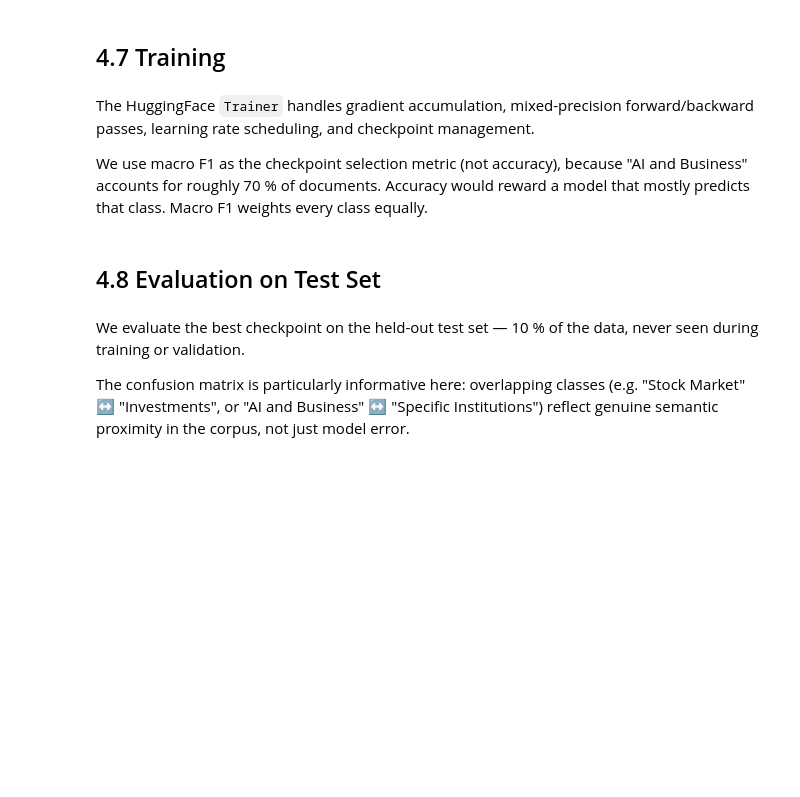
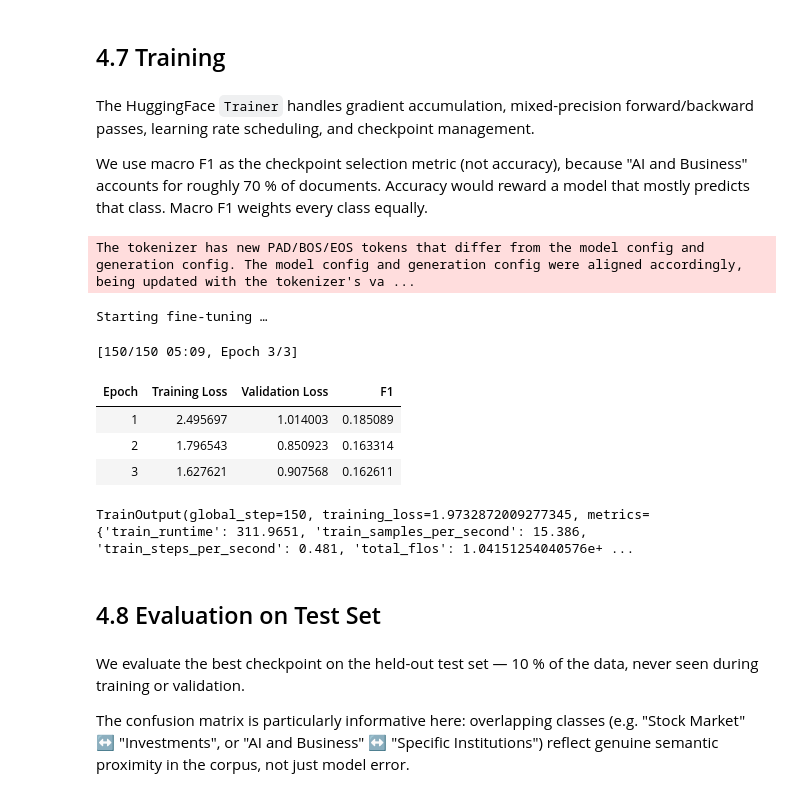
Before and after one commit to allarom/clt-26, a Jupyter notebook: clt_stage2.ipynb, the cells around one changed output. Saved outputs shown, nothing was run; the diff lists cells and outputs as text; code cells hidden in the pictures; blank space fills up the shorter version.

```diff
--- a/clt_stage2.ipynb
+++ b/clt_stage2.ipynb
@@ -1005,28 +1164,0 @@ a model that always predicts the majority class. Macro F1 weights every class eq
-# %%
-TOPIC_LABELS = [
-    'AI and Business',
-    'Financial Operations/Compliance',
-    'Stock Market',
-    'Geopolitics',
-    'Noise',                  # will be dropped in 4.4
-    'Specific Institutions',
-    'Medical Imaging',
-    'Consumer Technology',
-    'Digital Marketing',
-    'Investments',
-]
-
-LABEL2ID = {label: idx for idx, label in enumerate(TOPIC_LABELS)}
-ID2LABEL  = {idx: label for idx, label in enumerate(TOPIC_LABELS)}
-
-MODEL_NAME    = "Qwen/Qwen3-1.7B"
-MAX_LENGTH    = 256   # tokens per sample; truncates longer texts
-BATCH_SIZE    = 8     # per-device; reduce to 4 if OOM
-EPOCHS        = 3
-LEARNING_RATE = 2e-4  # standard range for LoRA: 1e-4 – 5e-4
-
-device = "cuda" if torch.cuda.is_available() else "cpu"
-print(f"Device: {device}")
-if device == "cuda":
-    print(f"GPU : {torch.cuda.get_device_name(0)}")
-    print(f"VRAM: {torch.cuda.get_device_properties(0).total_memory / 1e9:.1f} GB")
@@ -1137,12 +1288,10 @@ VRAM from ~7 GB to ~2 GB. The LoRA adapters themselves remain in fp16 for accura
 bnb_config = BitsAndBytesConfig(
     load_in_4bit=True,
     bnb_4bit_quant_type="nf4",
-    bnb_4bit_compute_dtype=torch.float16,
+    bnb_4bit_compute_dtype=torch.bfloat16,   # bfloat16 statt float16
     bnb_4bit_use_double_quant=True,
 )
 
-# AutoModelForSequenceClassification adds a linear head (hidden_size → NUM_LABELS)
-# on top of the language model backbone.
 model = AutoModelForSequenceClassification.from_pretrained(
     MODEL_NAME,
     num_labels=NUM_LABELS_FINAL,
@@ -1180,7 +1340,7 @@ f1_metric = evaluate.load("f1")
 def compute_metrics(eval_pred):
     logits, labels = eval_pred
     preds = np.argmax(logits, axis=-1)
-    return f1_metric.compute(predictions=preds, references=labels, average="macro")
+    return f1_metric.compute(predictions=preds, references=labels, average="macro")  # ← eingerückt
 
 if ENV == "colab":
     output_dir = "/content/drive/My Drive/CLT/stage_2/finetuned_qwen3_topic"
@@ -1188,37 +1348,47 @@ else:
     output_dir = "data/stage_2/finetuned_qwen3_topic"
 
 training_args = TrainingArguments(
     output_dir=output_dir,
     num_train_epochs=EPOCHS,
     per_device_train_batch_size=BATCH_SIZE,
     per_device_eval_batch_size=BATCH_SIZE,
-    gradient_accumulation_steps=2,   # effective batch = 8 × 2 = 16
+    gradient_accumulation_steps=2,
     learning_rate=LEARNING_RATE,
     weight_decay=0.01,
-    warmup_ratio=0.06,
-    fp16=(device == "cuda"),
+    warmup_steps=200,
+    bf16=True,
+    fp16=False,                          # ← kein doppeltes Komma
     eval_strategy="epoch",
     save_strategy="epoch",
     load_best_model_at_end=True,
     metric_for_best_model="f1",
     logging_steps=50,
     report_to="none",
     save_total_limit=2,
 )
 
 trainer = Trainer(
     model=model,
     args=training_args,
     train_dataset=hf_train_tok,
     eval_dataset=hf_val_tok,
-    tokenizer=tokenizer,
+    processing_class=tokenizer,
     data_collator=DataCollatorWithPadding(tokenizer),
     compute_metrics=compute_metrics,
     callbacks=[EarlyStoppingCallback(early_stopping_patience=2)],
 )
 
 print("Starting fine-tuning …")
 trainer.train()
+# %% [output]
+The tokenizer has new PAD/BOS/EOS tokens that differ from the model config and generation config. The model config and generation config were aligned accordingly, being updated with the tokenizer's va ...
+Starting fine-tuning …
+[150/150 05:09, Epoch 3/3]
+| Epoch | Training Loss | Validation Loss | F1 |
+| 1 | 2.495697 | 1.014003 | 0.185089 |
+| 2 | 1.796543 | 0.850923 | 0.163314 |
+| 3 | 1.627621 | 0.907568 | 0.162611 |
+TrainOutput(global_step=150, training_loss=1.9732872009277345, metrics={'train_runtime': 311.9651, 'train_samples_per_second': 15.386, 'train_steps_per_second': 0.481, 'total_flos': 1.04151254040576e+ ...
 # %% [markdown]
 ## 4.8 Evaluation on Test Set
 # %% [markdown]
```
Also changed, not shown: parts of 40 cells of this notebook.
